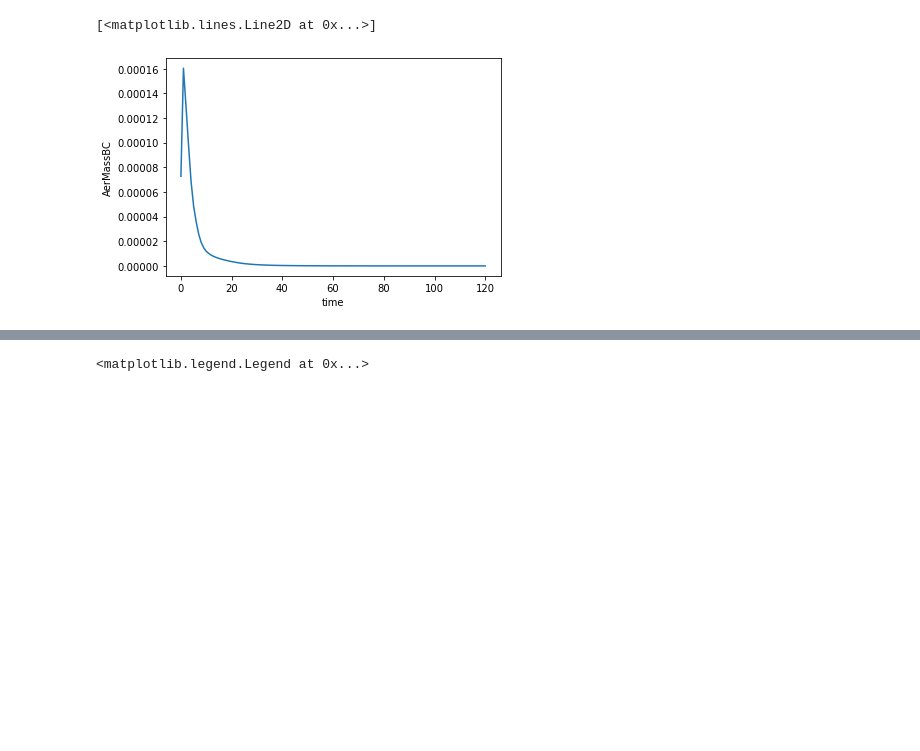
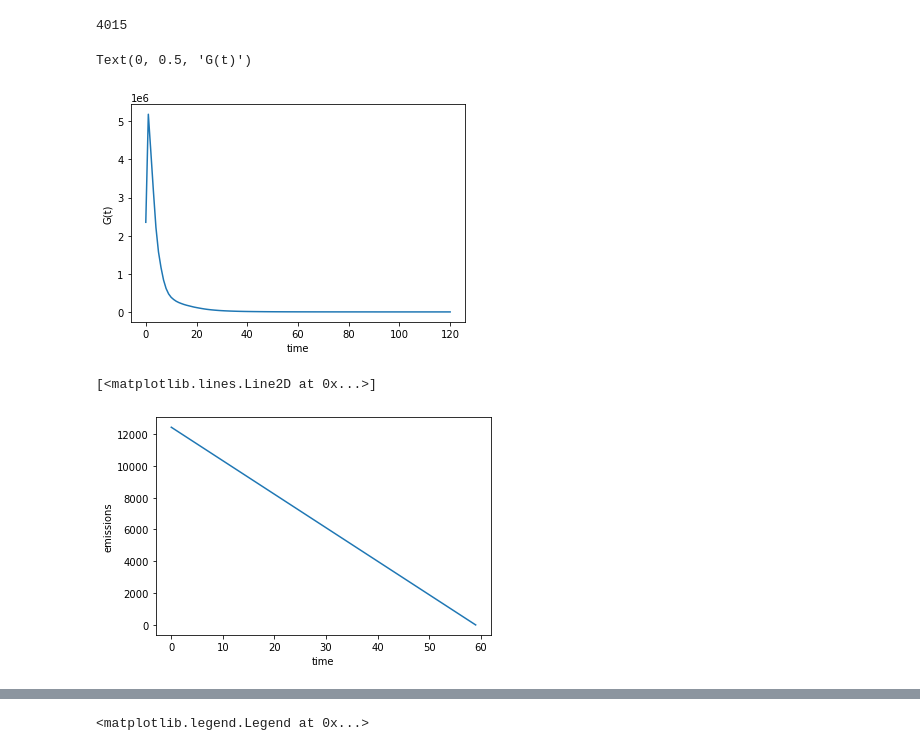
Before and after one commit to lfreese/BC-IRF, a Jupyter notebook: GC_greens_func_global-mean_coal-ex.ipynb, the cells around one changed output, grey strips where cells are left out. Cells and saved outputs as stored; diff of their text form; code cells hidden in the pictures; blank space fills up the shorter version.

```diff
--- a/GC_greens_func_global-mean_coal-ex.ipynb
+++ b/GC_greens_func_global-mean_coal-ex.ipynb
@@ -60,2 +63,6 @@ coal_emis_annual*= tons_to_kg/365
+# %%
+len(coal_emis_ar_decreasing)
+# %% [output]
+4015
 # %%
 coal_emis_time = xr.Dataset(
@@ -70,11 +77,17 @@ G = G.assign_coords(time = np.arange(0,len(G['time'])))
 
 f0 = (utils.global_w_mean(ds_emispulse, 'EmisBC_Total') -
       utils.global_w_mean(ds_emisbase, 'EmisBC_Total')).isel(time = 0)
+# %%
+(G/f0/Δt).plot()
+plt.ylabel('G(t)')
+# %% [output]
+Text(0, 0.5, 'G(t)')
+[figure, added]
 # %%
-G.plot()
+f.plot()
 # %% [output]
 [<matplotlib.lines.Line2D at 0x...>]
-[figure, old version]
+[figure, new version]
 # %%
 C_df = pd.DataFrame(columns = np.arange(0, len(t_range)), index = t_range)
 # %%
```
Also changed, not shown: parts of 9 cells of this notebook, 42 other files.
